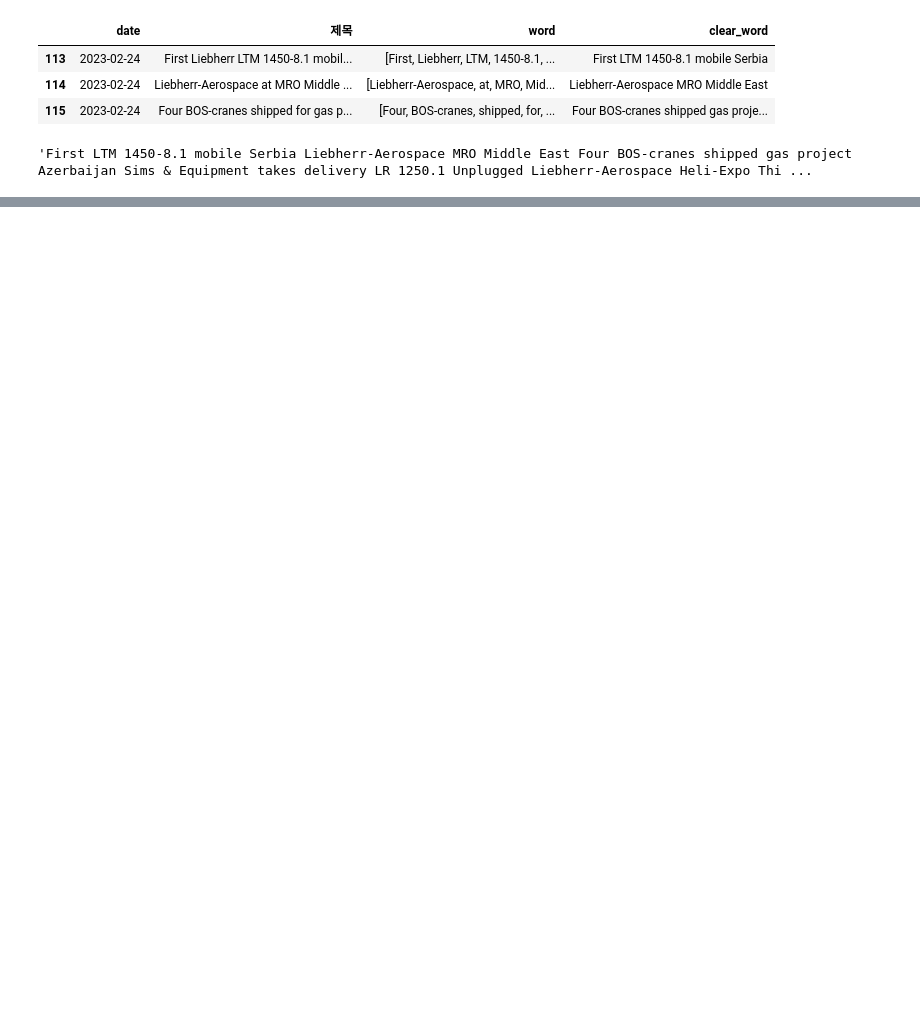
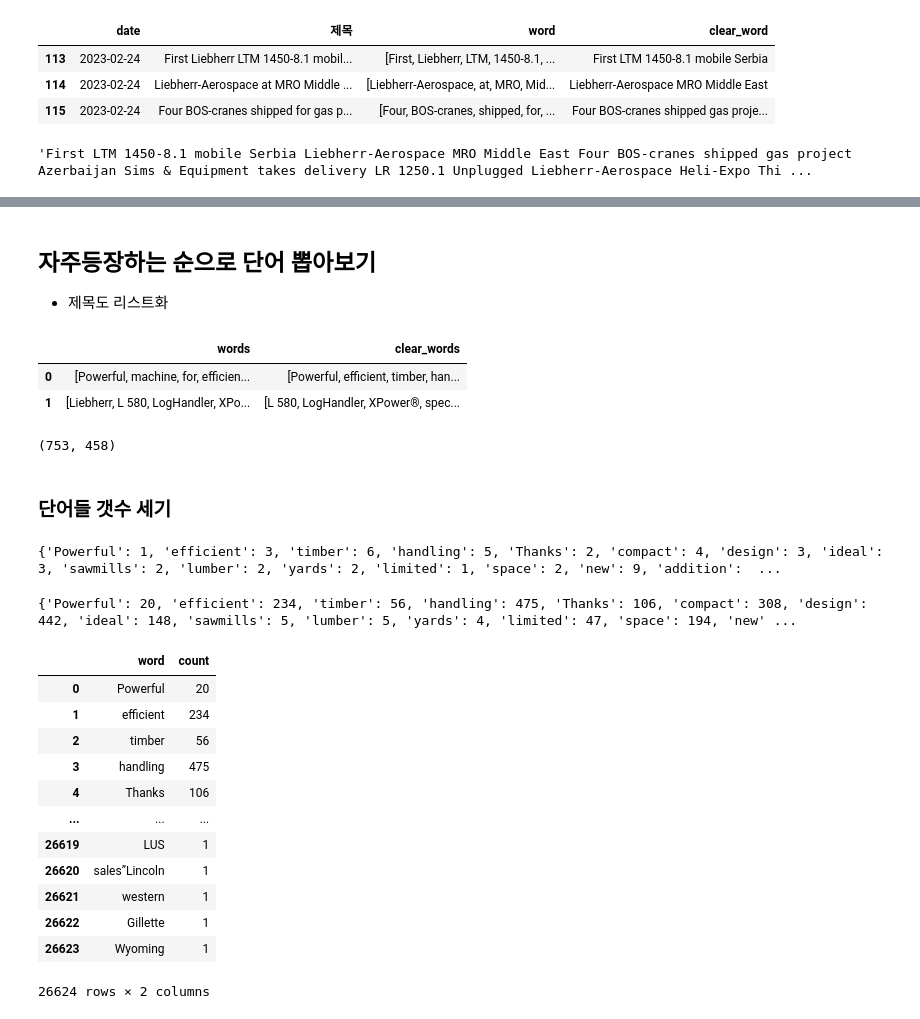
Before and after one commit to CE-MarketSensing/ConstructionEquipment, a Jupyter notebook: textmining/liebherr_6month.ipynb, the cells around one changed output, grey strips where cells are left out. Cells and saved outputs as stored; diff of their text form; code cells hidden in the pictures; blank space fills up the shorter version.

```diff
--- a/textmining/liebherr_6month.ipynb
+++ b/textmining/liebherr_6month.ipynb
@@ -217,0 +220,3 @@ plt.imshow(wc.generate(before_three_month_title))
+# %% [markdown]
+## 자주등장하는 순으로 단어 뽑아보기
+- 제목도 리스트화
@@ -217,0 +226,59 @@ plt.imshow(wc.generate(before_three_month_title))
+# %%
+# 불용어처리
+def stop_words_out_list(words):
+    result = []
+    for w in words:
+        if w.strip().casefold() not in stop_words:
+            result.append(w)
+    return result
+# %%
+# 불용어처리하기
+df["clear_words"] = df["words"].apply(stop_words_out_list)
+# %%
+df[["words", "clear_words"]][:2]
+# %% [output]
+|  | words | clear_words |
+| 0 | [Powerful, machine, for, efficien... | [Powerful, efficient, timber, han... |
+| 1 | [Liebherr, L 580, LogHandler, XPo... | [L 580, LogHandler, XPower®, spec... |
+# %%
+len(df["words"][0]), len(df["clear_words"][0])
+# %% [output]
+(753, 458)
+# %% [markdown]
+### 단어들 갯수 세기
+# %%
+# 기사 하나로 테스트 해보기
+history = {}
+
+for word in df["clear_words"][0]:
+    history[word] = history.get(word, 0) + 1
+print(history)
+# %% [output]
+{'Powerful': 1, 'efficient': 3, 'timber': 6, 'handling': 5, 'Thanks': 2, 'compact': 4, 'design': 3, 'ideal': 3, 'sawmills': 2, 'lumber': 2, 'yards': 2, 'limited': 1, 'space': 2, 'new': 9, 'addition':  ...
+# %%
+history = {}
+
+for words in df["clear_words"]:
+    for word in words:
+        history[word] = history.get(word, 0) + 1
+print(history)
+# %% [output]
+{'Powerful': 20, 'efficient': 234, 'timber': 56, 'handling': 475, 'Thanks': 106, 'compact': 308, 'design': 442, 'ideal': 148, 'sawmills': 5, 'lumber': 5, 'yards': 4, 'limited': 47, 'space': 194, 'new' ...
+# %%
+data = {"word":history.keys(), "count":history.values()}
+count_df = pd.DataFrame.from_dict(data)
+count_df
+# %% [output]
+|  | word | count |
+| 0 | Powerful | 20 |
+| 1 | efficient | 234 |
+| 2 | timber | 56 |
+| 3 | handling | 475 |
+| 4 | Thanks | 106 |
+| ... | ... | ... |
+| 26619 | LUS | 1 |
+| 26620 | sales”Lincoln | 1 |
+| 26621 | western | 1 |
+| 26622 | Gillette | 1 |
+| 26623 | Wyoming | 1 |
+26624 rows × 2 columns
```
Also changed, not shown: parts of 12 cells of this notebook, 3 other files.
